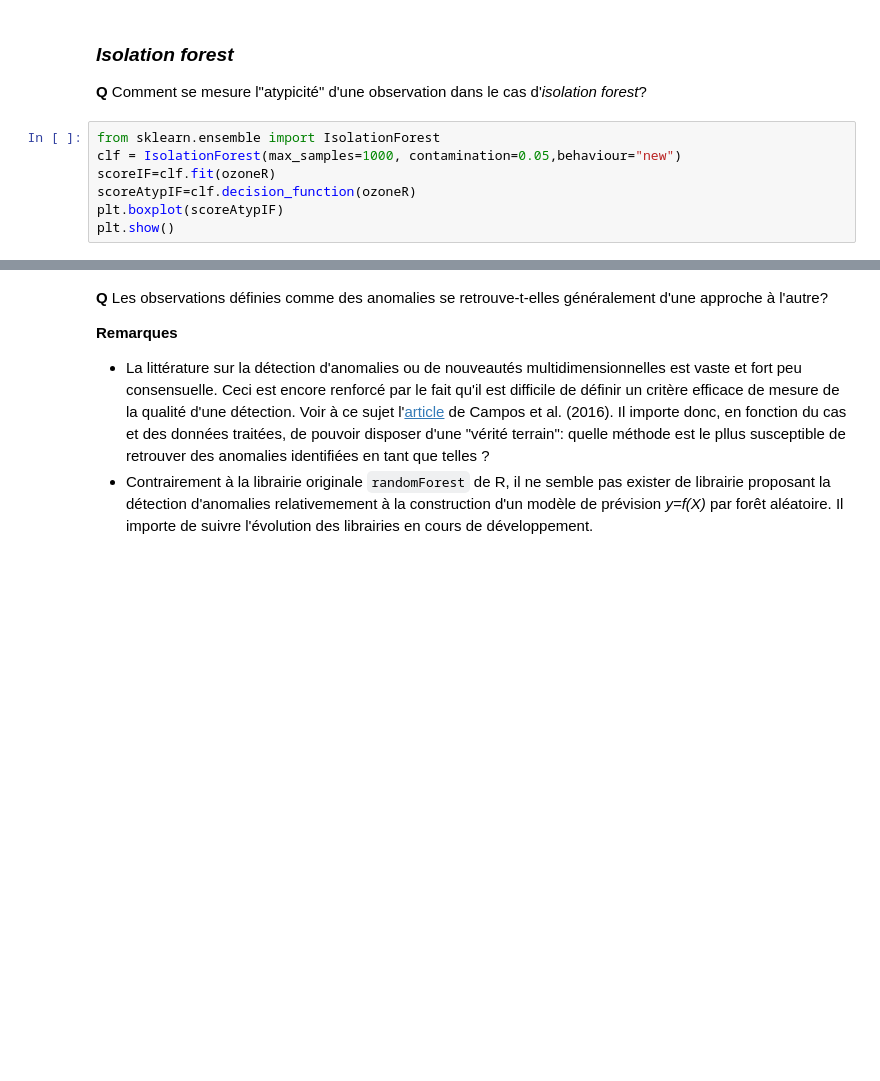
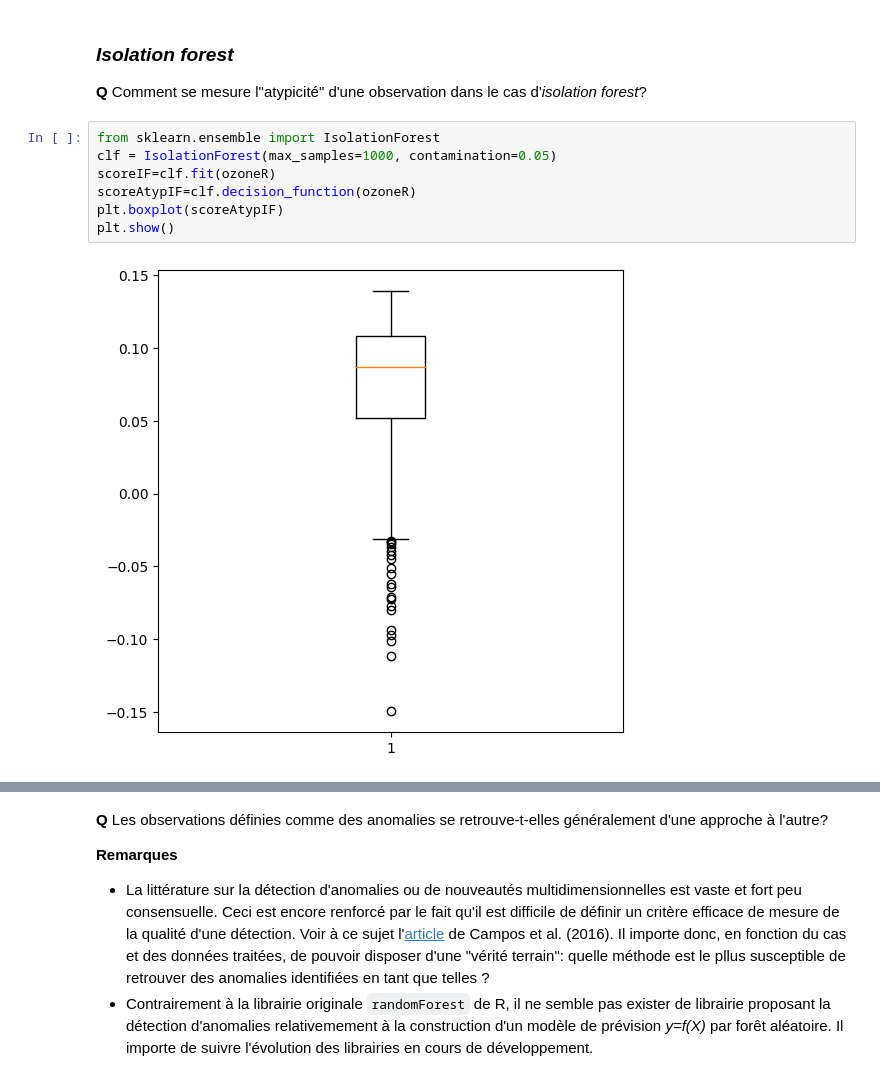
Before and after one commit to BMThi/MachineLearning4A, a Jupyter notebook: Pic-ozone/Apprent-Python-Ozone.ipynb, the cells around one changed output, grey strips where cells are left out. Cells and saved outputs as stored; diff of their text form; blank space fills up the shorter version.

```diff
--- a/Pic-ozone/Apprent-Python-Ozone.ipynb
+++ b/Pic-ozone/Apprent-Python-Ozone.ipynb
@@ -997,11 +1226,13 @@ plt.show()
 **Q** Comment se mesure l"atypicité" d'une observation dans le cas d'*isolation forest*?
 # %%
 from sklearn.ensemble import IsolationForest
-clf = IsolationForest(max_samples=1000, contamination=0.05,behaviour="new")
+clf = IsolationForest(max_samples=1000, contamination=0.05)
 scoreIF=clf.fit(ozoneR)
 scoreAtypIF=clf.decision_function(ozoneR)
 plt.boxplot(scoreAtypIF)
 plt.show()
+# %% [output]
+[figure, added]
 # %%
 atypIFInd = clf.predict(ozoneR)
 ## Repésentation des atypiques
```
Also changed, not shown: parts of 74 cells of this notebook.
